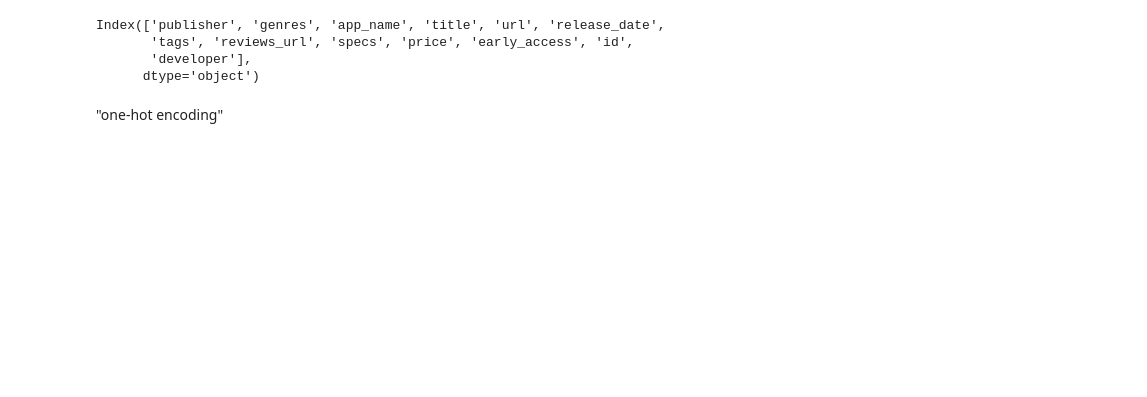
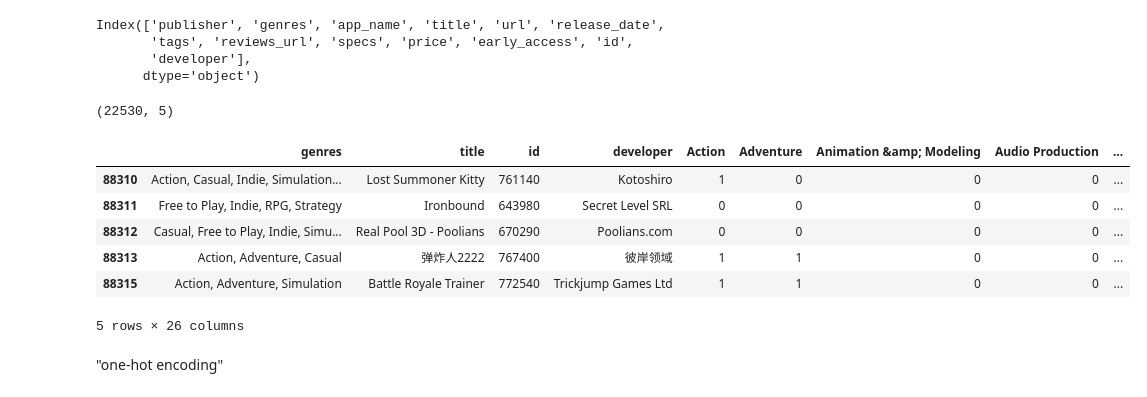
Before and after one commit to tomasarroyomzk/PROYECTO.FINAL, a Jupyter notebook: ETL.ipynb, the cells around one changed output. Cells and saved outputs as stored; diff of their text form; code cells hidden in the pictures; blank space fills up the shorter version.

```diff
--- a/ETL.ipynb
+++ b/ETL.ipynb
@@ -25,6 +46,20 @@ Index(['publisher', 'genres', 'app_name', 'title', 'url', 'release_date',
 # %%
 #drop de columnas que no necesito
 dfgames = dfgames.drop(['publisher', 'reviews_url','url','tags', 'app_name', 'specs', 'price', 'early_access'], axis=1)
+# %%
+dfgames.shape
+# %% [output]
+(22530, 5)
+# %%
+dfgames.head(5)
+# %% [output]
+|  | genres | title | id | developer | Action | Adventure | Animation &amp; Modeling | Audio Production | ... |
+| 88310 | Action, Casual, Indie, Simulation... | Lost Summoner Kitty | 761140 | Kotoshiro | 1 | 0 | 0 | 0 | ... |
+| 88311 | Free to Play, Indie, RPG, Strategy | Ironbound | 643980 | Secret Level SRL | 0 | 0 | 0 | 0 | ... |
+| 88312 | Casual, Free to Play, Indie, Simu... | Real Pool 3D - Poolians | 670290 | Poolians.com | 0 | 0 | 0 | 0 | ... |
+| 88313 | Action, Adventure, Casual | 弹炸人2222 | 767400 | 彼岸领域 | 1 | 1 | 0 | 0 | ... |
+| 88315 | Action, Adventure, Simulation | Battle Royale Trainer | 772540 | Trickjump Games Ltd | 1 | 1 | 0 | 0 | ... |
+5 rows × 26 columns
 # %% [markdown]
 "one-hot encoding"
 # %%
```
Also changed, not shown: parts of 26 cells of this notebook.
